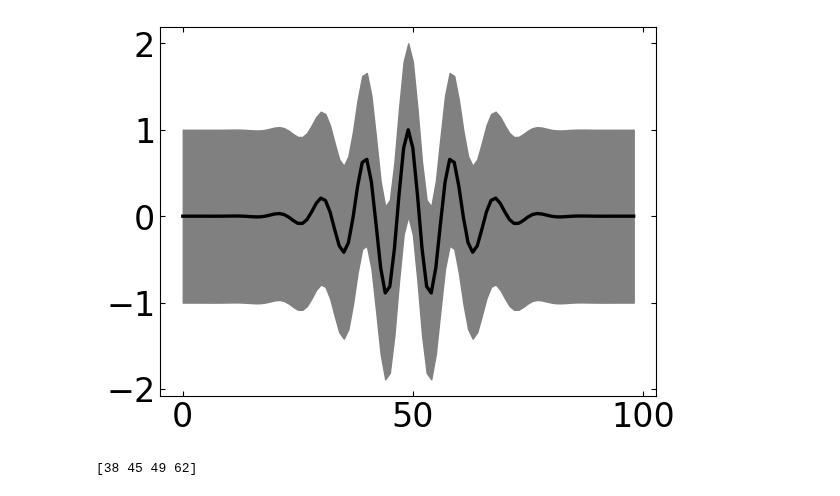
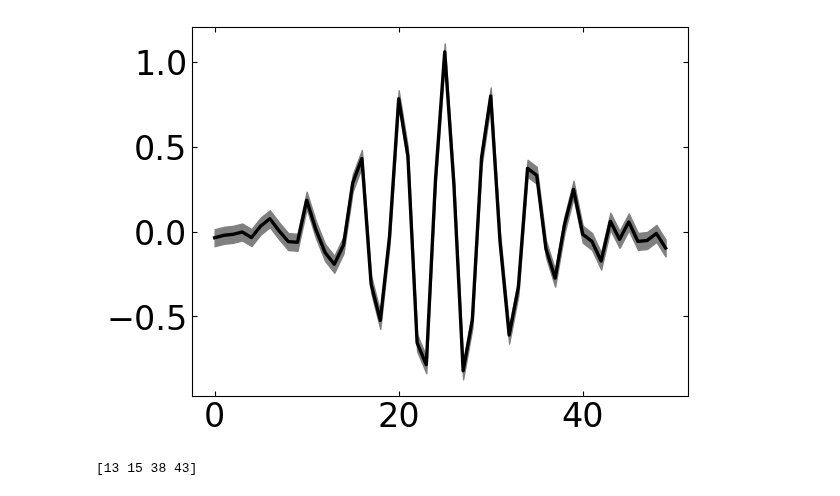
Before and after one commit to Jammi-Dodgers/THz-Compressed-Sensing, a Jupyter notebook: optimisation_comparason.ipynb, the cells around one changed output. Cells and saved outputs as stored; diff of their text form; code cells hidden in the pictures.

```diff
--- a/optimisation_comparason.ipynb
+++ b/optimisation_comparason.ipynb
@@ -27,23 +27,23 @@ def format_runtime(seconds):
     else:
         return f"runtime = {seconds/86400:.0f} days"
 # %%
-file_number = 29 # Use a noiseless version of the interferogram for good convergence
+file_number = 31 # Use a noiseless version of the interferogram for good convergence
 file_name = "1dmockanderrors{:d}".format(file_number)
 
 file_type = ".csv"
 regularization_coeffient = 1e-3 # DECREASE FOR COMPLEX IMAGES (up to 1e-7 (floating point error?)) INCREASE FOR SIMPLE IMAGES (up to 1e-2)
 
 target, target_err = cs.open_dataset(file_name, file_type)
 target_len = len(target)
 
 fig, axs = plt.subplots()
 
 axs.plot(target, color= "k")
 axs.fill_between(range(target_len), target-target_err, target+target_err, color= "gray")
 
 plt.show()
 # %% [output]
-[figure, old version]
+[figure, new version]
 # %%
 optimised_samples = {}
 scores = {}
@@ -54,28 +54,28 @@ optimised_samples["Uniform Sampling"] = cs.subsample_1d(target_len, samples_len,
 scores["Uniform Sampling"] = cs.evaluate_score(optimised_samples["Uniform Sampling"], target, target_err)
 runtimes["Uniform Sampling"] = ""
 
-optimised_samples["Brute Force"] = np.array([0,42,45,49])
+optimised_samples["Brute Force"] = np.array([21,25,27,30])
 scores["Brute Force"] = cs.evaluate_score(optimised_samples["Brute Force"], target, target_err)
-runtimes["Brute Force"] = 5600
+runtimes["Brute Force"] = 190
 
 t0 = time()
 optimised_samples["Douglas-Peucker"], scores["Douglas-Peucker"] = cs.douglas_peucker(samples_len, target, target_err, regularization_coeffient)
 runtimes["Douglas-Peucker"] = time() - t0
 
 t0 = time()
-optimised_samples["Greedy"], scores["Greedy"] = cs.greedy(samples_len, target, target_err, regularization_coeffient, subsampling_method="random")
+optimised_samples["Greedy"], scores["Greedy"] = cs.greedy(samples_len, target, target_err, regularization_coeffient, subsampling_method="regular")
 runtimes["Greedy"] = time() - t0
 
 t0 = time()
-optimised_samples["MCMC Metropolis"], scores["MCMC Metropolis"] = cs.MCMC_metropolis(samples_len, target, target_err, regularization_coeffient, subsampling_method="random", stepsize= 7, iterations= 5000)
+optimised_samples["MCMC Metropolis"], scores["MCMC Metropolis"] = cs.MCMC_metropolis(samples_len, target, target_err, regularization_coeffient, subsampling_method="random", stepsize= 5, iterations= 5000)
 runtimes["MCMC Metropolis"] = time() - t0
 
 t0 = time()
-optimised_samples["Simulated Annealing"], scores["Simulated Annealing"] = cs.simulated_annealing(samples_len, target, target_err, regularization_coeffient, subsampling_method="random", max_temp= 31, cooling= 0.995, iterations= 5000)
+optimised_samples["Simulated Annealing"], scores["Simulated Annealing"] = cs.simulated_annealing(samples_len, target, target_err, regularization_coeffient, subsampling_method="random", max_temp= 15, cooling= 0.997, iterations= 5000)
 print(optimised_samples["Simulated Annealing"])
 runtimes["Simulated Annealing"] = time() - t0
 # %% [output]
-[38 45 49 62]
+[13 15 38 43]
 # %%
 ### INTERFEROGRAMS
 
```
Also changed, not shown: parts of 3 cells of this notebook, 14 other files.
